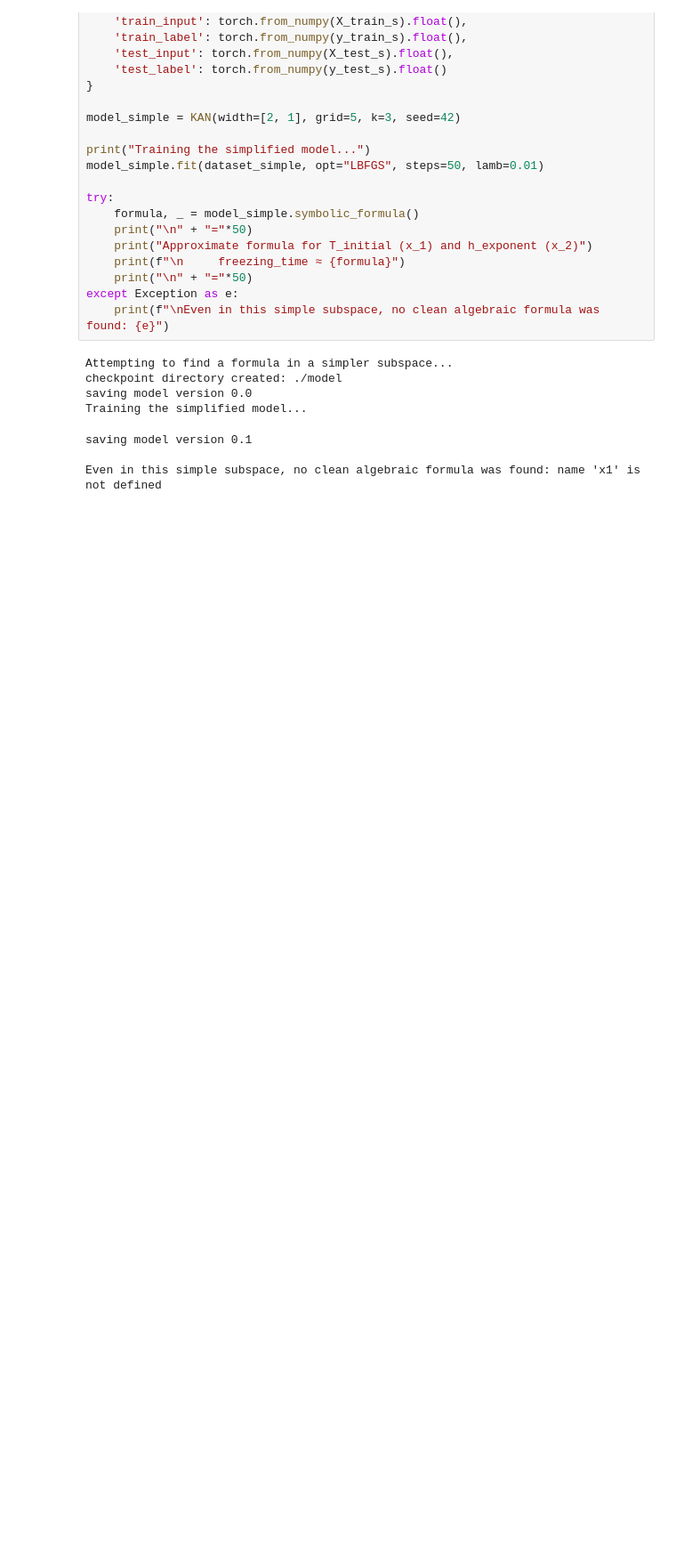
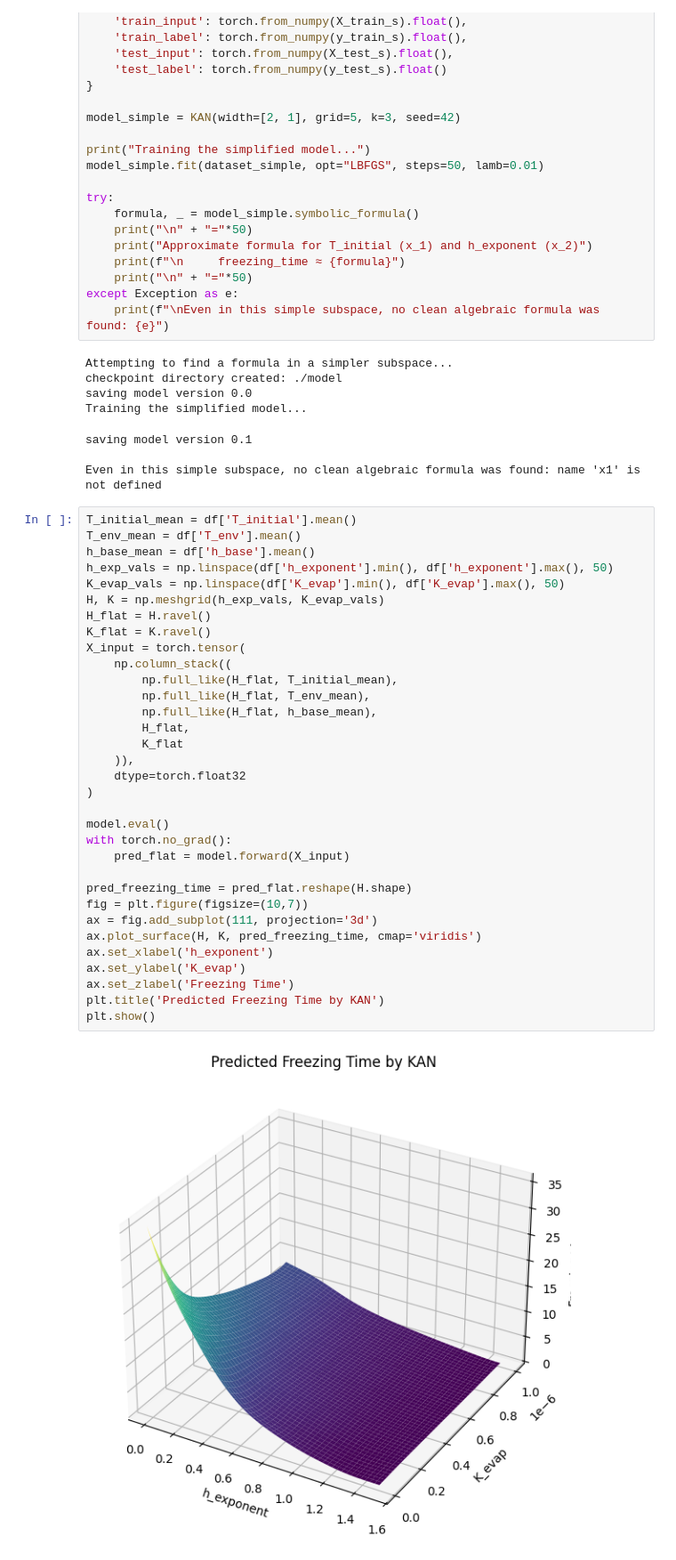
Before and after one commit to aryan-salemababdi/Mpemba-Effect, a Jupyter notebook: train_model.ipynb, the cells around one changed output. Shown: that part at 89% size. Cells and saved outputs as stored; diff of their text form; blank space fills up the shorter version.

Commit message:
optimize 3D surface plot: vectorized KAN prediction for h_exponent vs K_evap

```diff
--- a/train_model.ipynb
+++ b/train_model.ipynb
@@ -128,3 +130,38 @@ Training the simplified model...
 saving model version 0.1
 
 Even in this simple subspace, no clean algebraic formula was found: name 'x1' is not defined
+# %%
+T_initial_mean = df['T_initial'].mean()
+T_env_mean = df['T_env'].mean()
+h_base_mean = df['h_base'].mean()
+h_exp_vals = np.linspace(df['h_exponent'].min(), df['h_exponent'].max(), 50)
+K_evap_vals = np.linspace(df['K_evap'].min(), df['K_evap'].max(), 50)
+H, K = np.meshgrid(h_exp_vals, K_evap_vals)
+H_flat = H.ravel()
+K_flat = K.ravel()
+X_input = torch.tensor(
+    np.column_stack((
+        np.full_like(H_flat, T_initial_mean),
+        np.full_like(H_flat, T_env_mean),
+        np.full_like(H_flat, h_base_mean),
+        H_flat,
+        K_flat
+    )),
+    dtype=torch.float32
+)
+
+model.eval()
+with torch.no_grad():
+    pred_flat = model.forward(X_input)
+
+pred_freezing_time = pred_flat.reshape(H.shape)
+fig = plt.figure(figsize=(10,7))
+ax = fig.add_subplot(111, projection='3d')
+ax.plot_surface(H, K, pred_freezing_time, cmap='viridis')
+ax.set_xlabel('h_exponent')
+ax.set_ylabel('K_evap')
+ax.set_zlabel('Freezing Time')
+plt.title('Predicted Freezing Time by KAN')
+plt.show()
+# %% [output]
+[figure, added]
```
Also changed, not shown: parts of 1 cell of this notebook, 2 other files.
